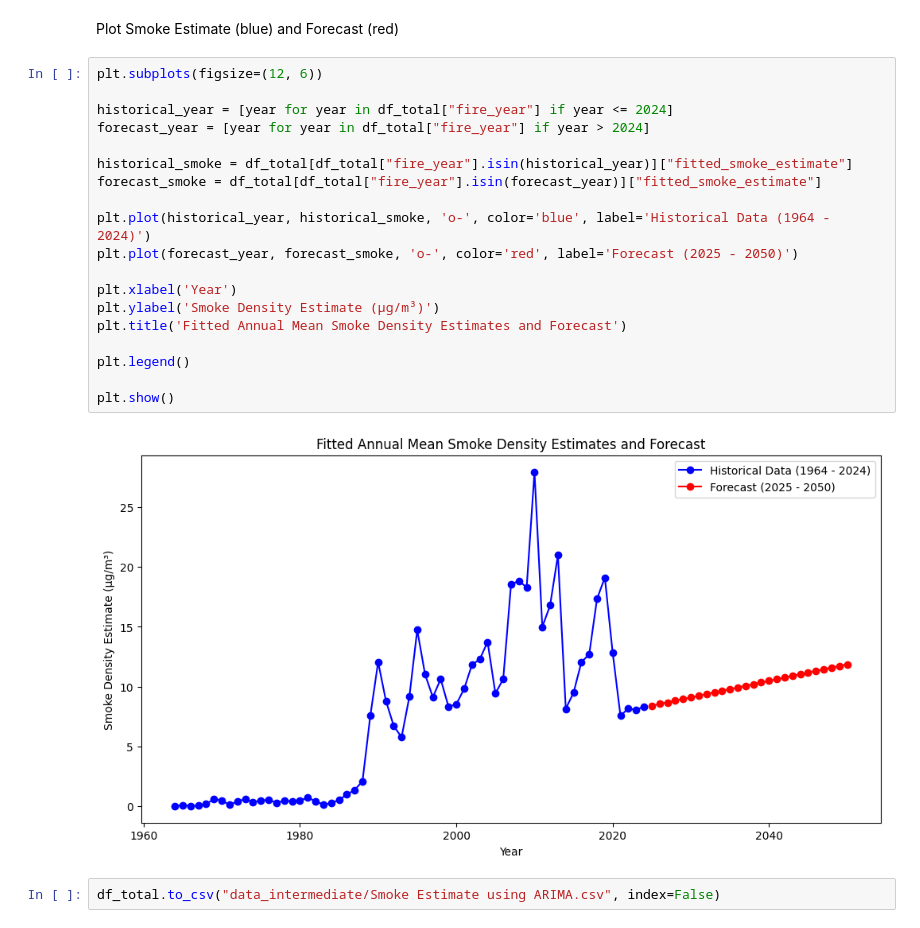
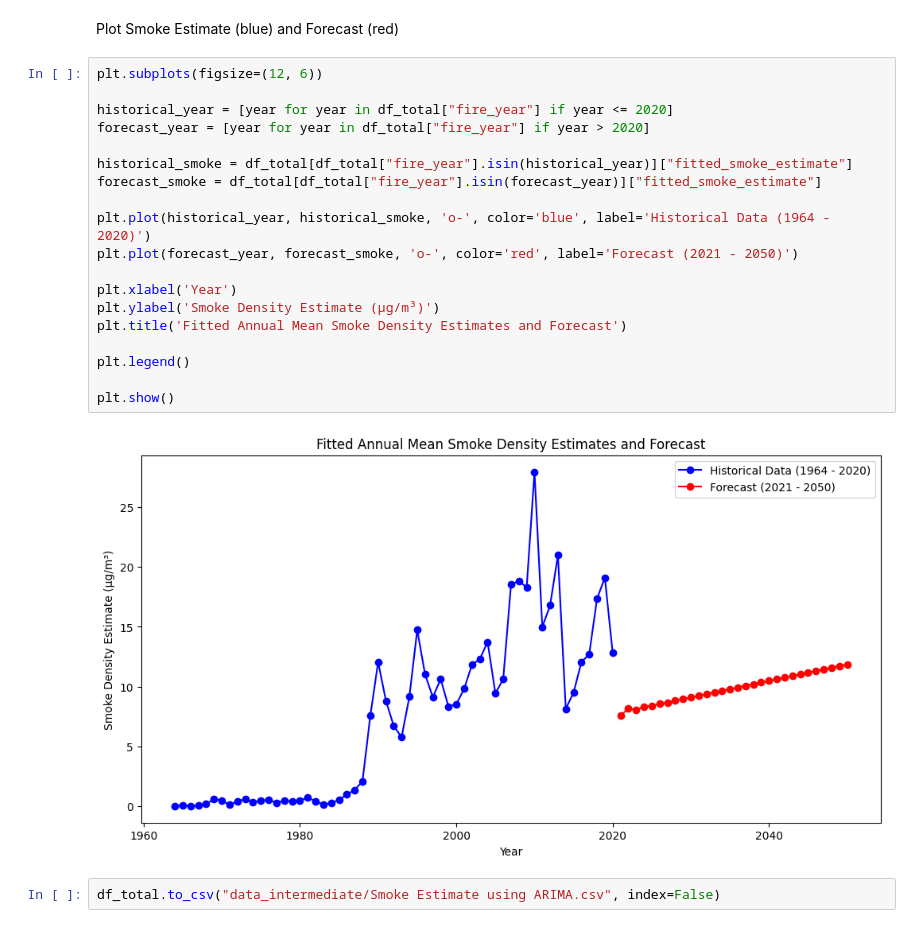
Before and after one commit to tchiang0/data_512_project, a Jupyter notebook: project/part_1/part_1_AQI.ipynb, the cells around one changed output. Drawn from its saved outputs; the diff is of its cells as text.

```diff
--- a/project/part_1/part_1_AQI.ipynb
+++ b/project/part_1/part_1_AQI.ipynb
@@ -429,23 +429,23 @@ Plot Smoke Estimate (blue) and Forecast (red)
 # %%
 plt.subplots(figsize=(12, 6))
 
-historical_year = [year for year in df_total["fire_year"] if year <= 2024]
-forecast_year = [year for year in df_total["fire_year"] if year > 2024]
+historical_year = [year for year in df_total["fire_year"] if year <= 2020]
+forecast_year = [year for year in df_total["fire_year"] if year > 2020]
 
 historical_smoke = df_total[df_total["fire_year"].isin(historical_year)]["fitted_smoke_estimate"]
 forecast_smoke = df_total[df_total["fire_year"].isin(forecast_year)]["fitted_smoke_estimate"]
 
-plt.plot(historical_year, historical_smoke, 'o-', color='blue', label='Historical Data (1964 - 2024)')
-plt.plot(forecast_year, forecast_smoke, 'o-', color='red', label='Forecast (2025 - 2050)')
+plt.plot(historical_year, historical_smoke, 'o-', color='blue', label='Historical Data (1964 - 2020)')
+plt.plot(forecast_year, forecast_smoke, 'o-', color='red', label='Forecast (2021 - 2050)')
 
 plt.xlabel('Year')
 plt.ylabel('Smoke Density Estimate (µg/m³)')
 plt.title('Fitted Annual Mean Smoke Density Estimates and Forecast')
 
 plt.legend()
 
 plt.show()
 # %% [output]
-[figure, old version]
+[figure, new version]
 # %%
 df_total.to_csv("data_intermediate/Smoke Estimate using ARIMA.csv", index=False)
```
Also changed, not shown: parts of 1 cell of this notebook.
